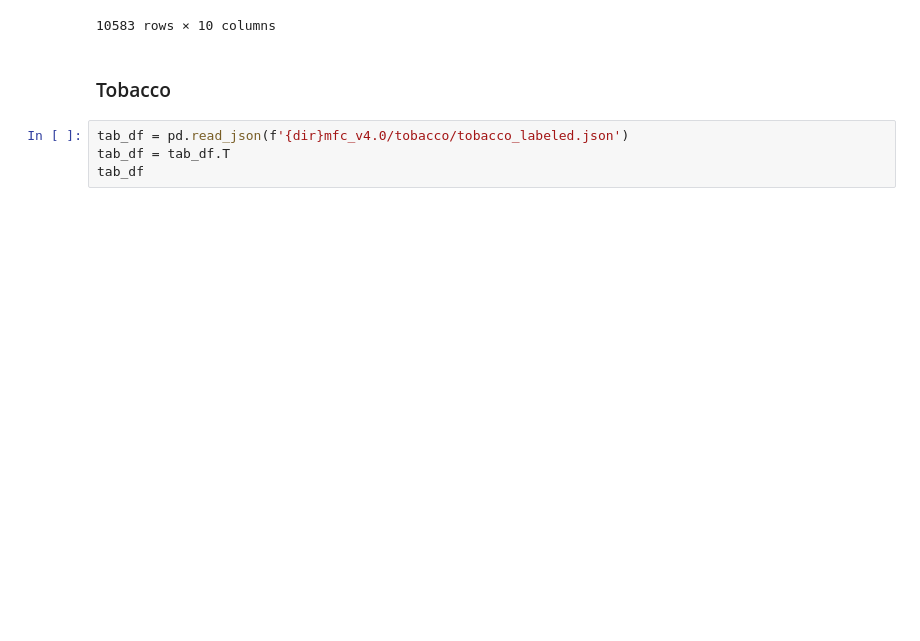
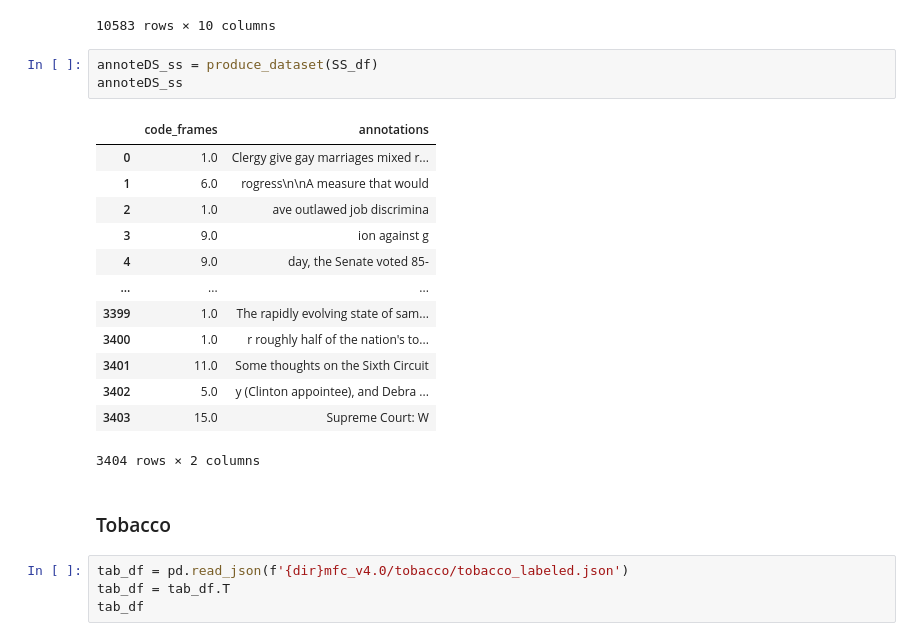
Before and after one commit to jmlDC/MARISOL-Thesis22-23, a Jupyter notebook: MFC.ipynb, the cells around one changed output. Cells and saved outputs as stored; diff of their text form; blank space fills up the shorter version.

```diff
--- a/MFC.ipynb
+++ b/MFC.ipynb
@@ -177,6 +215,23 @@ SS_df
 | same-sex_marriage1.0-9998 | {'framing': {}, 'irrelevant': {},... | None | None | None | 19 | SSM-9998\n\nPRIMARY\n\nUptoSpeed;... | 1996 | 9 | ... |
 | same-sex_marriage1.0-9999 | {'framing': {}, 'irrelevant': {},... | None | None | None | 19 | SSM-9999\n\nPRIMARY\n\nHOW THEY V... | 1996 | 9 | ... |
 10583 rows × 10 columns
+# %%
+annoteDS_ss = produce_dataset(SS_df)
+annoteDS_ss
+# %% [output]
+|  | code_frames | annotations |
+| 0 | 1.0 | Clergy give gay marriages mixed r... |
+| 1 | 6.0 | rogress\n\nA measure that would |
+| 2 | 1.0 | ave outlawed job discrimina |
+| 3 | 9.0 | ion against g |
+| 4 | 9.0 | day, the Senate voted 85- |
+| ... | ... | ... |
+| 3399 | 1.0 | The rapidly evolving state of sam... |
+| 3400 | 1.0 | r roughly half of the nation's to... |
+| 3401 | 11.0 | Some thoughts on the Sixth Circuit |
+| 3402 | 5.0 | y (Clinton appointee), and Debra ... |
+| 3403 | 15.0 | Supreme Court: W |
+3404 rows × 2 columns
 # %% [markdown]
 ### Tobacco
 # %%
```
Also changed, not shown: parts of 15 cells of this notebook.
